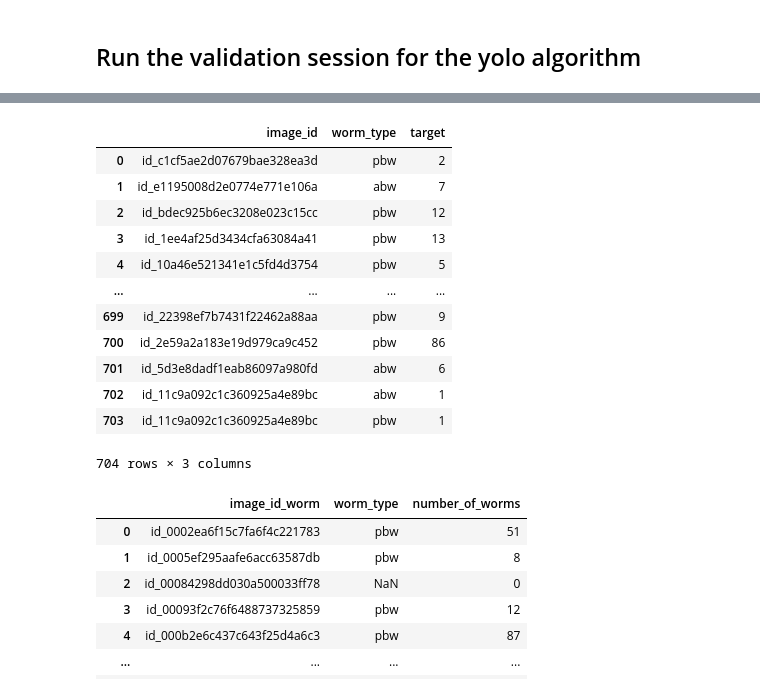
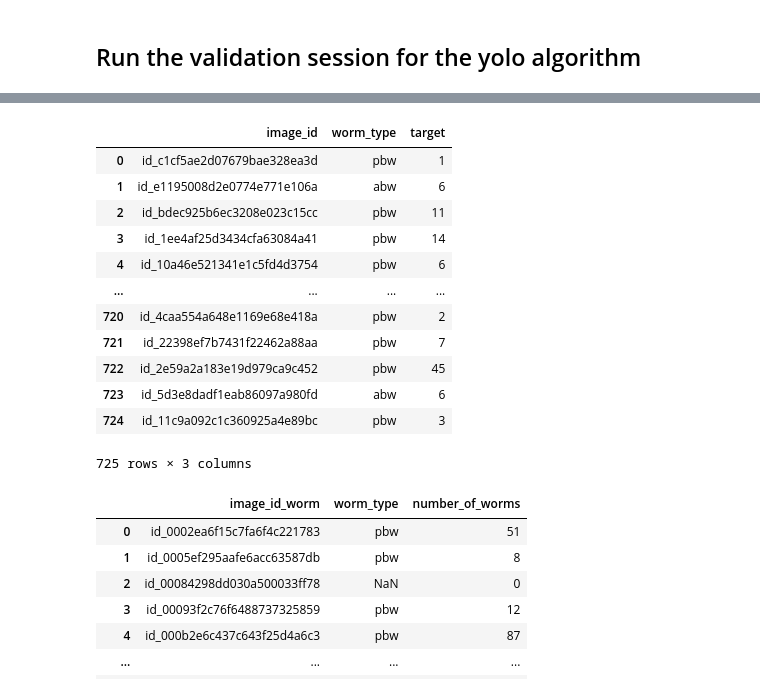
Before and after one commit to pastorsj/590FinalProject, a Jupyter notebook: models/yolo.ipynb, the cells around one changed output, grey strips where cells are left out. Drawn from its saved outputs; the diff is of its cells as text; code cells hidden in the pictures.

```diff
--- a/models/yolo.ipynb
+++ b/models/yolo.ipynb
@@ -9,34 +27,34 @@
 # %%
 # Retrieve the results of the detection stage
 import os
 import pandas as pd
 
-detection_directory = './yolo_worms_validation/exp/labels/'
+detection_directory = './yolo_worms_validation/exp4/labels/'
 
 all_dfs = []
 for f in os.listdir(detection_directory):
     label_df = pd.read_csv(f'{detection_directory}{f}', sep=' ', names=["target", 'xcenter', 'ycenter', 'width', 'height'])
     label_df = label_df.value_counts('target').rename_axis('worm_type').reset_index(name='target')
     label_df.insert(0, 'image_id', f[:-4])
     all_dfs.append(label_df)
 
 resulting_df = pd.concat(all_dfs).reset_index(drop=True)
 resulting_df['worm_type'] = resulting_df['worm_type'].apply(lambda x: 'pbw' if x == 1 else 'abw')
 resulting_df
 # %% [output]
 |  | image_id | worm_type | target |
-| 0 | id_c1cf5ae2d07679bae328ea3d | pbw | 2 |
-| 1 | id_e1195008d2e0774e771e106a | abw | 7 |
-| 2 | id_bdec925b6ec3208e023c15cc | pbw | 12 |
-| 3 | id_1ee4af25d3434cfa63084a41 | pbw | 13 |
-| 4 | id_10a46e521341e1c5fd4d3754 | pbw | 5 |
+| 0 | id_c1cf5ae2d07679bae328ea3d | pbw | 1 |
+| 1 | id_e1195008d2e0774e771e106a | abw | 6 |
+| 2 | id_bdec925b6ec3208e023c15cc | pbw | 11 |
+| 3 | id_1ee4af25d3434cfa63084a41 | pbw | 14 |
+| 4 | id_10a46e521341e1c5fd4d3754 | pbw | 6 |
 | ... | ... | ... | ... |
-| 699 | id_22398ef7b7431f22462a88aa | pbw | 9 |
-| 700 | id_2e59a2a183e19d979ca9c452 | pbw | 86 |
-| 701 | id_5d3e8dadf1eab86097a980fd | abw | 6 |
-| 702 | id_11c9a092c1c360925a4e89bc | abw | 1 |
-| 703 | id_11c9a092c1c360925a4e89bc | pbw | 1 |
+| 720 | id_4caa554a648e1169e68e418a | pbw | 2 |
+| 721 | id_22398ef7b7431f22462a88aa | pbw | 7 |
+| 722 | id_2e59a2a183e19d979ca9c452 | pbw | 45 |
+| 723 | id_5d3e8dadf1eab86097a980fd | abw | 6 |
+| 724 | id_11c9a092c1c360925a4e89bc | pbw | 3 |
-704 rows × 3 columns
+725 rows × 3 columns
 # %%
 # Read in the training df
 import pandas as pd
```
Also changed, not shown: parts of 11 cells of this notebook, 21 other files.
